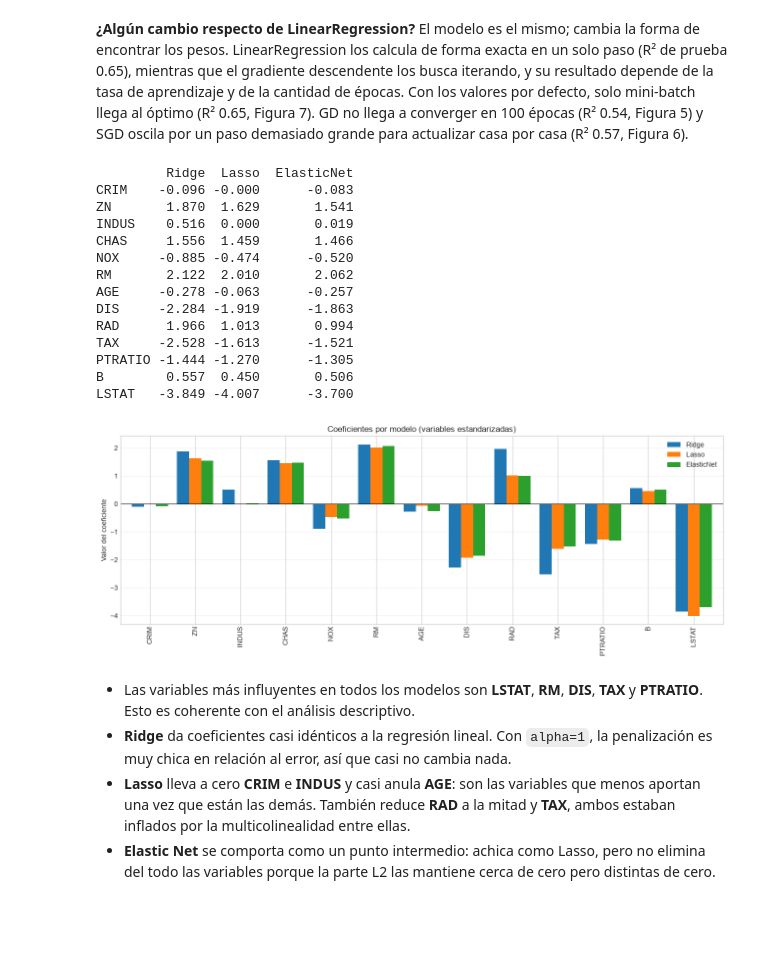
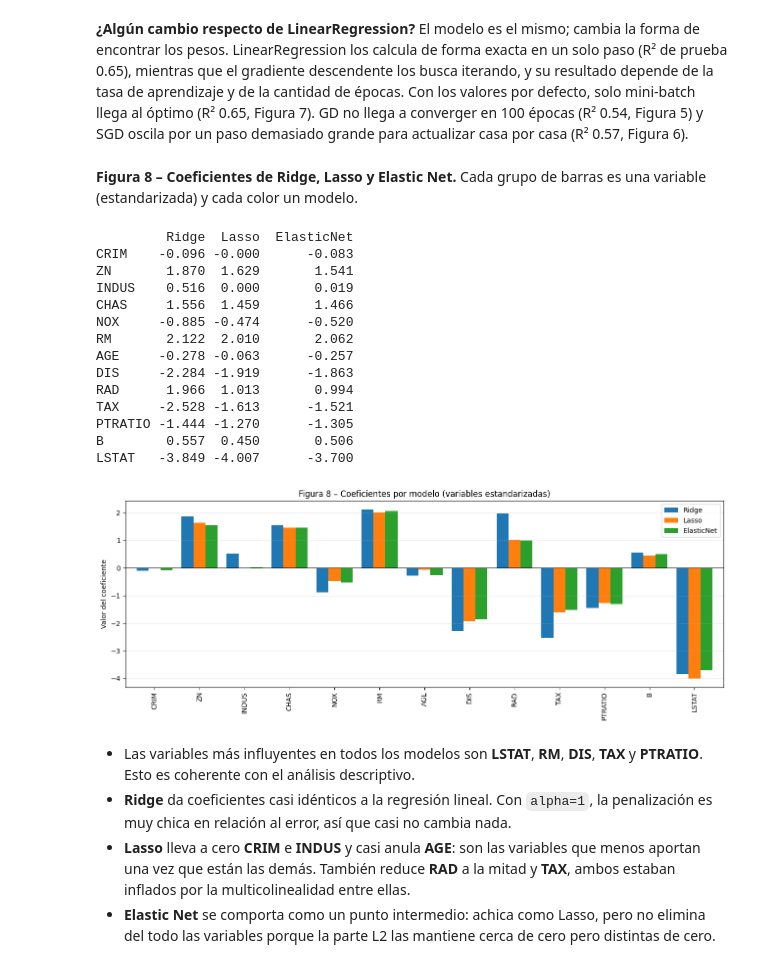
Before and after one commit to sebastianbtmo/TP_AA1_Beltramo_Capisano_Dottavio, a Jupyter notebook: TP_1/TP-regresion-AA1.ipynb, the cells around one changed output. Cells and saved outputs as stored; diff of their text form; code cells hidden in the pictures; blank space fills up the shorter version.

```diff
--- a/TP_1/TP-regresion-AA1.ipynb
+++ b/TP_1/TP-regresion-AA1.ipynb
@@ -350,6 +360,8 @@ modelo_enet = ElasticNet(alpha=0.1, l1_ratio=0.5)
 modelo_ridge.fit(x_train_std, y_train)
 modelo_lasso.fit(x_train_std, y_train)
 modelo_enet.fit(x_train_std, y_train);
+# %% [markdown]
+**Figura 8 – Coeficientes de Ridge, Lasso y Elastic Net.** Cada grupo de barras es una variable (estandarizada) y cada color un modelo.
 # %%
 # Comparamos los coeficientes de todos los modelos para ver el efecto de cada penalización
 modelo_lr = pipeline.named_steps['modelo']
@@ -357,35 +369,35 @@ modelo_lr = pipeline.named_steps['modelo']
 coefs = pd.DataFrame({
     'Ridge': modelo_ridge.coef_,
     'Lasso': modelo_lasso.coef_,
     'ElasticNet': modelo_enet.coef_
 }, index=x.columns)
 
 print(coefs.round(3))
 
 # Gráfico de barras de los coeficientes para visualizar cuánto achica cada método
 coefs.plot(kind='bar', figsize=(13, 5), width=0.8)
-plt.title('Coeficientes por modelo (variables estandarizadas)')
+plt.title('Figura 8 – Coeficientes por modelo (variables estandarizadas)')
 plt.ylabel('Valor del coeficiente')
 plt.axhline(0, color='black', linewidth=0.8)
 plt.grid(axis='y', alpha=0.3)
 plt.tight_layout()
 plt.show()
 # %% [output]
          Ridge  Lasso  ElasticNet
 CRIM    -0.096 -0.000      -0.083
 ZN       1.870  1.629       1.541
 INDUS    0.516  0.000       0.019
 CHAS     1.556  1.459       1.466
 NOX     -0.885 -0.474      -0.520
 RM       2.122  2.010       2.062
 AGE     -0.278 -0.063      -0.257
 DIS     -2.284 -1.919      -1.863
 RAD      1.966  1.013       0.994
 TAX     -2.528 -1.613      -1.521
 PTRATIO -1.444 -1.270      -1.305
 B        0.557  0.450       0.506
 LSTAT   -3.849 -4.007      -3.700
-[figure, old version]
+[figure, new version]
 # %% [markdown]
 - Las variables más influyentes en todos los modelos son **LSTAT**, **RM**, **DIS**, **TAX** y **PTRATIO**. Esto es coherente con el análisis descriptivo.
 - **Ridge** da coeficientes casi idénticos a la regresión lineal. Con `alpha=1`, la penalización es muy chica en relación al error, así que casi no cambia nada.
```
Also changed, not shown: parts of 25 cells of this notebook.
